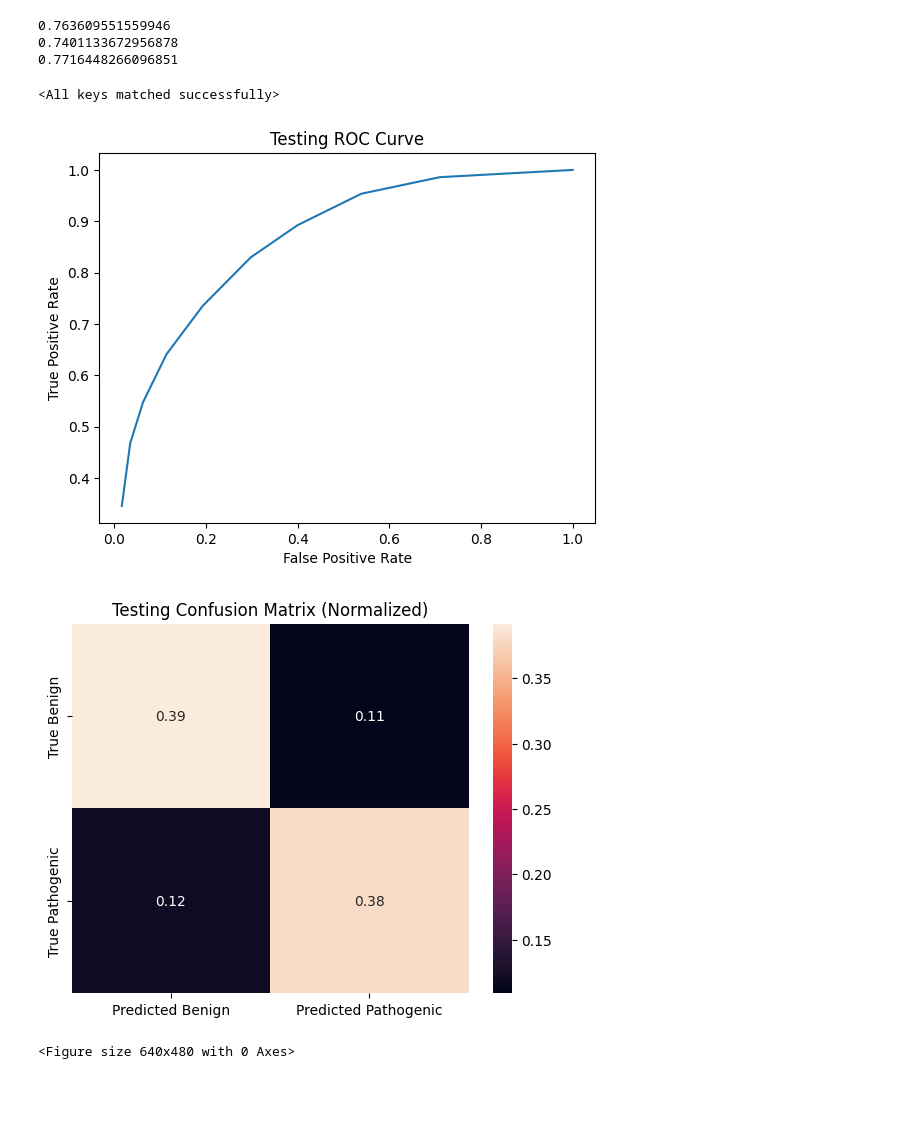
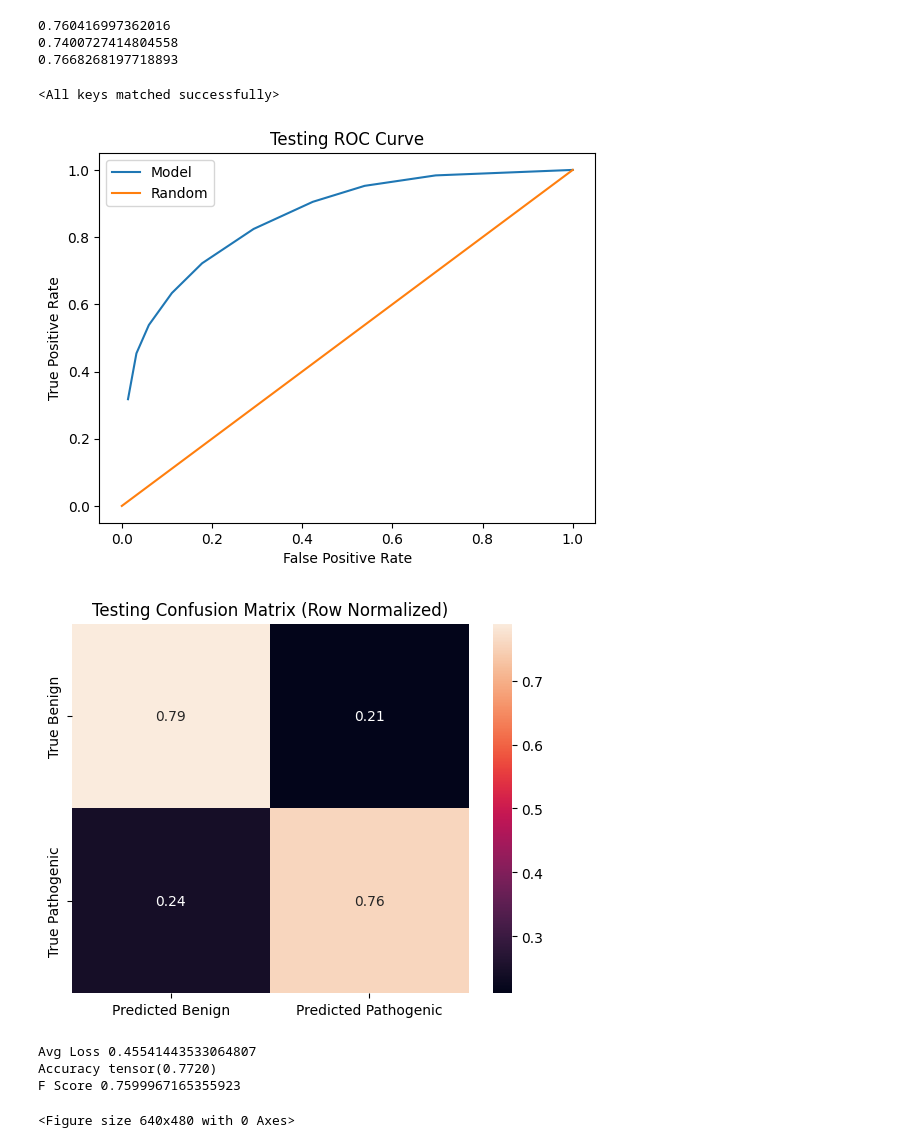
Before and after one commit to jeffbrin/gene-variation-effects-ml, a Jupyter notebook: notebooks/main.ipynb, the cells around one changed output. Drawn from its saved outputs; the diff is of its cells as text; code cells hidden in the pictures; blank space fills up the shorter version.

```diff
--- a/notebooks/main.ipynb
+++ b/notebooks/main.ipynb
@@ -5,10 +5,12 @@ import os
 import torch
 import matplotlib.pyplot as plt
 import seaborn as sn
-from sklearn import metrics
 
 from gene_variation_effects import config
 from gene_variation_effects.modeling import NNPipeLine, MLP, data_shuffle_split, run_training_loop, test_model
+from gene_variation_effects.modeling.utils import calculate_precision_from_conf_matrix, calculate_specificity_from_conf_matrix, calculate_recall_from_conf_matrix, generate_confusion_matrix, get_matrix_labels
+
+NEGATIVE_TRUTH, POSITIVE_TRUTH, NEGATIVE_PREDICTION, POSITIVE_PREDICTION = get_matrix_labels()
 
 seed = 42
 
@@ -57,7 +57,7 @@ training_target_array = torch.unsqueeze(torch.Tensor(training_target_array.to_nu
 validation_target_array =  torch.unsqueeze(torch.Tensor(validation_target_array.to_numpy()), 1)
 test_target_array =  torch.unsqueeze(torch.Tensor(test_target_array.to_numpy()), 1)
 # %%
-embedding_input_sizes = pipeline.get_embedding_input_sizes()
+embedding_input_sizes = pipeline.get_embedding_input_sizes(feature_processor)
 # %%
 # We only have one embedding input size right now, since we're doing this by hand anyways we can probably hard-code each one
 # going forward. Maybe there is a way to automate this.
@@ -154,7 +135,7 @@ def generate_roc_curve(prediction_logits, targets):
     for threshold_pct in range(AXIS_STEPS):
         threshold = threshold_pct / AXIS_STEPS
         predictions = logits_to_prediction(torch.Tensor(prediction_logits), threshold)
-        confusion_matrix = generate_confusion_matrix(predictions, targets)
+        confusion_matrix = generate_confusion_matrix(predictions, targets, normalize=None)
         true_positive_rate = confusion_matrix[POSITIVE_PREDICTION][POSITIVE_TRUTH] / sum(confusion_matrix.loc[POSITIVE_TRUTH])
         false_positive_rate = confusion_matrix[POSITIVE_PREDICTION][NEGATIVE_TRUTH] / sum(confusion_matrix.loc[NEGATIVE_TRUTH])
 
@@ -162,15 +143,18 @@ def generate_roc_curve(prediction_logits, targets):
         points.append(point)
     return points
 
-def plot_roc_curve(curve: list[tuple[int, int]], data_source: str):
-    plt.plot([p[0] for p in curve], [p[1] for p in curve])
+def plot_roc_curve(curve: list[tuple[int, int]], data_source: str, show_random=False):
+    plt.plot([p[0] for p in curve], [p[1] for p in curve], label="Model")
+    if show_random:
+        plt.plot([0, 1], [0, 1], label="Random")
+        plt.legend()
     plt.title(f"{data_source} ROC Curve")
     plt.xlabel("False Positive Rate")
     plt.ylabel("True Positive Rate")
     plt.show()
 
 training_roc_curve = generate_roc_curve(training_prediction_logits, dataloader_training_targets)
-plot_roc_curve(training_roc_curve, "Training")
+plot_roc_curve(training_roc_curve, "Training", show_random=True)
 val_roc_curve = generate_roc_curve(val_prediction_logits, dataloader_val_targets)
-plot_roc_curve(training_roc_curve, "Validation")
+plot_roc_curve(training_roc_curve, "Validation", show_random=True)
 # %% [output]
@@ -179,35 +163,39 @@ plot_roc_curve(training_roc_curve, "Validation")
 # %%
-# The proportion of predicted pathogenic which are correct
-precision = training_confusion_matrix_df['Predicted Pathogenic']['True Pathogenic'] / sum(training_confusion_matrix_df['Predicted Pathogenic'])
-# Proportion of actual pathogenic variants which were predicted correctly
-recall = training_confusion_matrix_df['Predicted Pathogenic']['True Pathogenic'] / sum(training_confusion_matrix_df.loc['True Pathogenic'])
-# Proportion of actual benign which were predicted correctly
-specificity = training_confusion_matrix_df['Predicted Benign']['True Benign'] / sum(training_confusion_matrix_df.loc['True Benign'])
+precision = calculate_precision_from_conf_matrix(val_confusion_matrix_df)
+recall = calculate_recall_from_conf_matrix(val_confusion_matrix_df)
+specificity = calculate_specificity_from_conf_matrix(val_confusion_matrix_df)
 
 print(precision)
 print(recall)
 print(specificity)
 # %% [output]
-0.763609551559946
-0.7401133672956878
-0.7716448266096851
+0.760416997362016
+0.7400727414804558
+0.7668268197718893
 # %%
 # Recreate the model structure
 model.load_state_dict(torch.load("../models/model.pth"))
 # %% [output]
 <All keys matched successfully>
 # %%
-avg_loss, accuracy, predictions, targets = test_model(model, BATCH_SIZE, transformed_X_test, test_target_array, embedding_features_indices, unique_gene_lists_testing)
+avg_loss, accuracy, predictions, targets, f_score = test_model(model, BATCH_SIZE, transformed_X_test, test_target_array, embedding_features_indices, unique_gene_lists_testing)
 
 roc_curve = generate_roc_curve(predictions, targets)
-plot_roc_curve(roc_curve, "Testing")
+plot_roc_curve(roc_curve, "Testing", show_random=True)
 
 all_test_predictions = logits_to_prediction(torch.Tensor(predictions), POSITIVE_THRESHOLD)
-test_confusion_matrix_df = generate_confusion_matrix(all_test_predictions, targets)
+test_confusion_matrix_df = generate_confusion_matrix(all_test_predictions, targets, normalize="true")
 # plt.matshow(training_confusion_matrix_df)
 # plt.matshow(val_confusion_matrix_df)
 show_confusion_matrix_heatmap(test_confusion_matrix_df, "Testing")
+
+print("Avg Loss", avg_loss)
+print("Accuracy", accuracy)
+print("F Score", f_score)
 # %% [output]
-[figure, old version]
+[figure, new version]
-[figure, old version]
+[figure, new version]
-<Figure size 640x480 with 0 Axes>
+Avg Loss 0.45541443533064807
+Accuracy tensor(0.7720)
+F Score 0.7599967165355923
+<Figure size 640x480 with 0 Axes>
```
Also changed, not shown: parts of 4 cells of this notebook, 14 other files.
